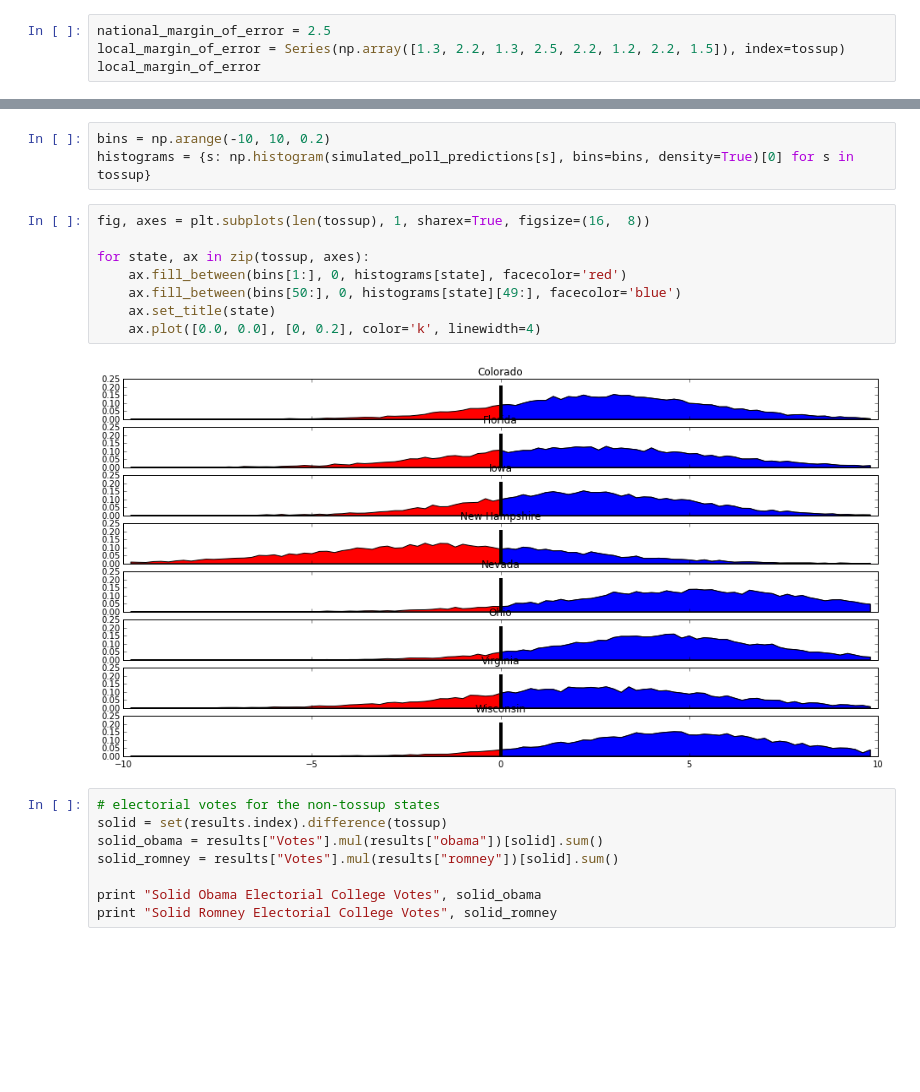
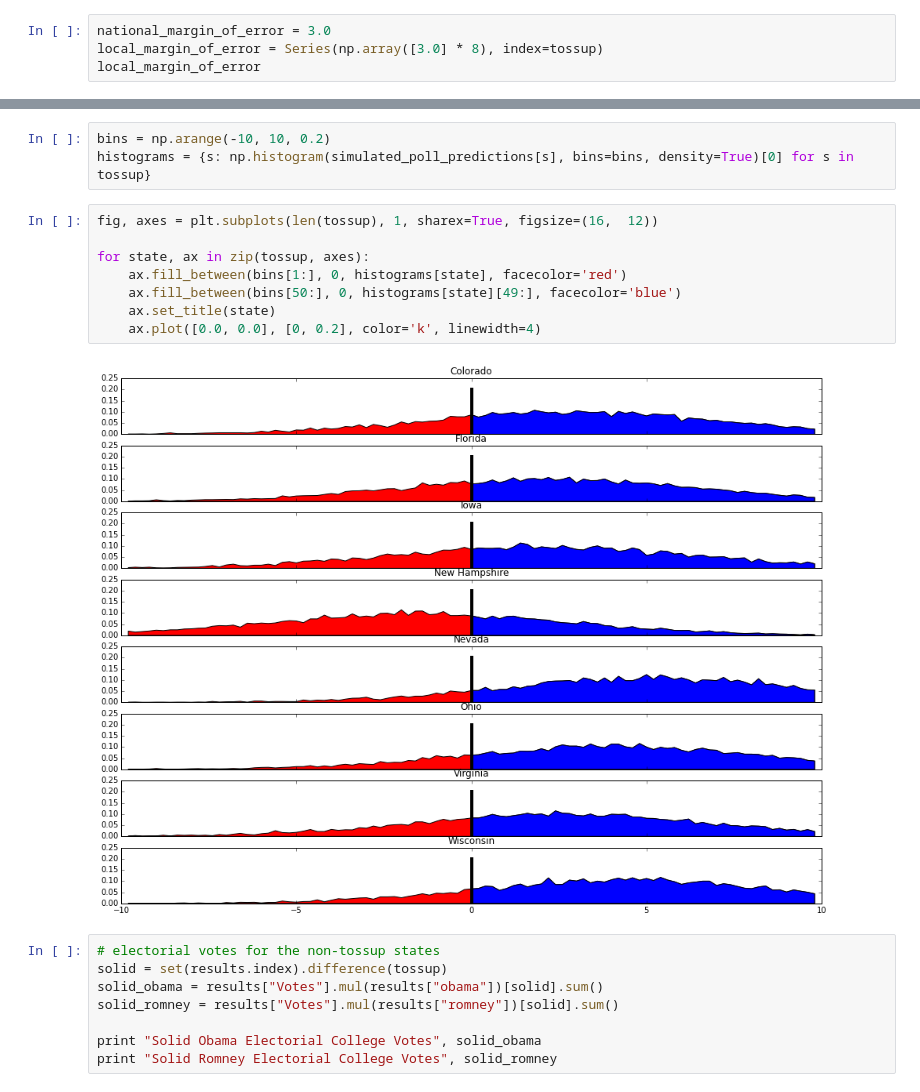
Before and after one commit to bansalr/538model, a Jupyter notebook: silver_model.ipynb, the cells around one changed output, grey strips where cells are left out. Saved outputs shown, nothing was run; the diff lists cells and outputs as text; blank space fills up the shorter version.

Commit message:
change error estimates

```diff
--- a/silver_model.ipynb
+++ b/silver_model.ipynb
@@ -1545,7 +1546,7 @@ $$
 
 Source: http://fivethirtyeight.blogs.nytimes.com/methodology/?_r=0
 # %%
-national_margin_of_error = 2.5
-local_margin_of_error = Series(np.array([1.3, 2.2, 1.3, 2.5, 2.2, 1.2, 2.2, 1.5]), index=tossup)
+national_margin_of_error = 3.0
+local_margin_of_error = Series(np.array([3.0] * 8), index=tossup)
 local_margin_of_error
 # %% [output]
@@ -1626,15 +1641,15 @@ simulated_poll_predictions.corr()
 bins = np.arange(-10, 10, 0.2)
 histograms = {s: np.histogram(simulated_poll_predictions[s], bins=bins, density=True)[0] for s in tossup}
 # %%
-fig, axes = plt.subplots(len(tossup), 1, sharex=True, figsize=(16,  8))
+fig, axes = plt.subplots(len(tossup), 1, sharex=True, figsize=(16,  12))
 
 for state, ax in zip(tossup, axes):
     ax.fill_between(bins[1:], 0, histograms[state], facecolor='red')
     ax.fill_between(bins[50:], 0, histograms[state][49:], facecolor='blue')
     ax.set_title(state)
     ax.plot([0.0, 0.0], [0, 0.2], color='k', linewidth=4)
 # %% [output]
-[figure, old version]
+[figure, new version]
 # %%
 # electorial votes for the non-tossup states
 solid = set(results.index).difference(tossup)
```
Also changed, not shown: parts of 27 cells of this notebook.
